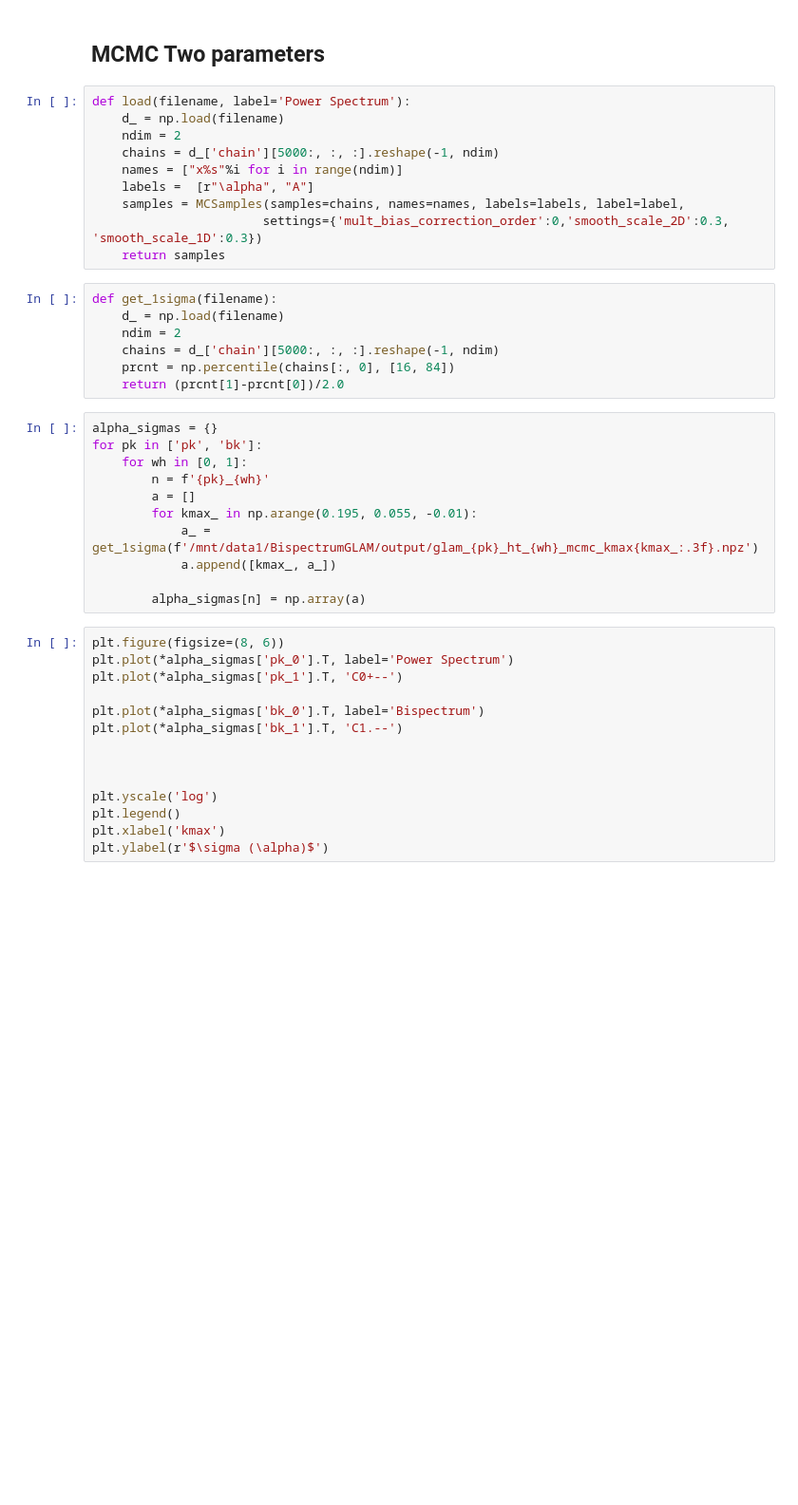
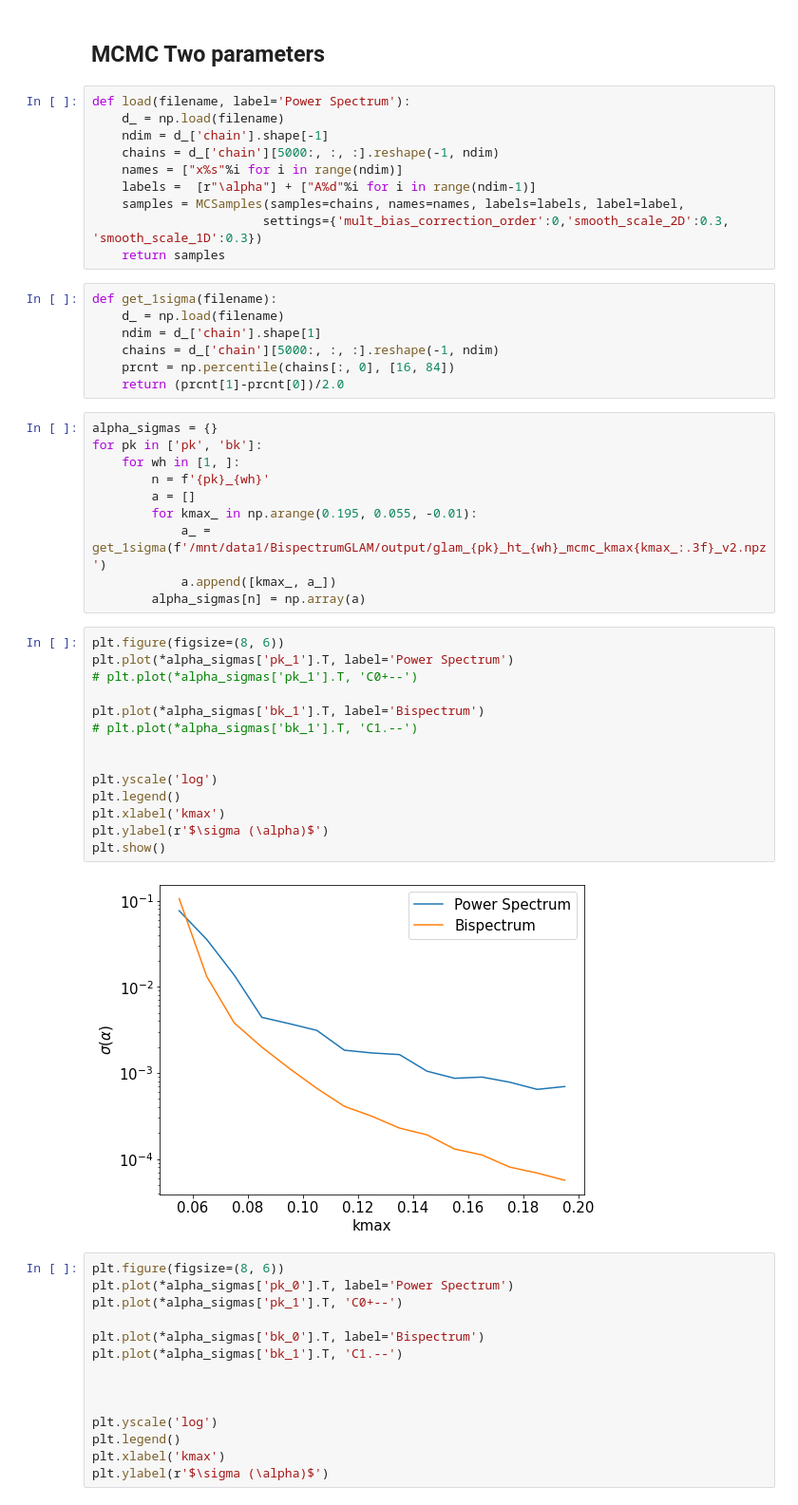
Before and after one commit to mehdirezaie/bispectrum, a Jupyter notebook: alpha_1D.ipynb, the cells around one changed output. Shown: that part at 95% size. Saved outputs shown, nothing was run; the diff lists cells and outputs as text; blank space fills up the shorter version.

Commit message:
add dbdk plot

```diff
--- a/alpha_1D.ipynb
+++ b/alpha_1D.ipynb
@@ -12,31 +11,46 @@ plt.rc('figure', facecolor='w')
 # %%
 def load(filename, label='Power Spectrum'):
     d_ = np.load(filename)
-    ndim = 2
+    ndim = d_['chain'].shape[-1]
     chains = d_['chain'][5000:, :, :].reshape(-1, ndim)
     names = ["x%s"%i for i in range(ndim)]
-    labels =  [r"\alpha", "A"]
+    labels =  [r"\alpha"] + ["A%d"%i for i in range(ndim-1)]
     samples = MCSamples(samples=chains, names=names, labels=labels, label=label,
                        settings={'mult_bias_correction_order':0,'smooth_scale_2D':0.3, 'smooth_scale_1D':0.3})
     return samples
 # %%
 def get_1sigma(filename):
     d_ = np.load(filename)
-    ndim = 2
+    ndim = d_['chain'].shape[1]
     chains = d_['chain'][5000:, :, :].reshape(-1, ndim)
     prcnt = np.percentile(chains[:, 0], [16, 84])
     return (prcnt[1]-prcnt[0])/2.0
 # %%
 alpha_sigmas = {}
 for pk in ['pk', 'bk']:
-    for wh in [0, 1]:
+    for wh in [1, ]:
         n = f'{pk}_{wh}'
         a = []
         for kmax_ in np.arange(0.195, 0.055, -0.01):
-            a_ = get_1sigma(f'/mnt/data1/BispectrumGLAM/output/glam_{pk}_ht_{wh}_mcmc_kmax{kmax_:.3f}.npz')
+            a_ = get_1sigma(f'/mnt/data1/BispectrumGLAM/output/glam_{pk}_ht_{wh}_mcmc_kmax{kmax_:.3f}_v2.npz')
             a.append([kmax_, a_])
-
         alpha_sigmas[n] = np.array(a)
+# %%
+plt.figure(figsize=(8, 6))
+plt.plot(*alpha_sigmas['pk_1'].T, label='Power Spectrum')
+# plt.plot(*alpha_sigmas['pk_1'].T, 'C0+--')
+
+plt.plot(*alpha_sigmas['bk_1'].T, label='Bispectrum')
+# plt.plot(*alpha_sigmas['bk_1'].T, 'C1.--')
+
+
+plt.yscale('log')
+plt.legend()
+plt.xlabel('kmax')
+plt.ylabel(r'$\sigma (\alpha)$')
+plt.show()
+# %% [output]
+[figure, added]
 # %%
 plt.figure(figsize=(8, 6))
 plt.plot(*alpha_sigmas['pk_0'].T, label='Power Spectrum')
```
Also changed, not shown: parts of 4 cells of this notebook, 3 other files.
